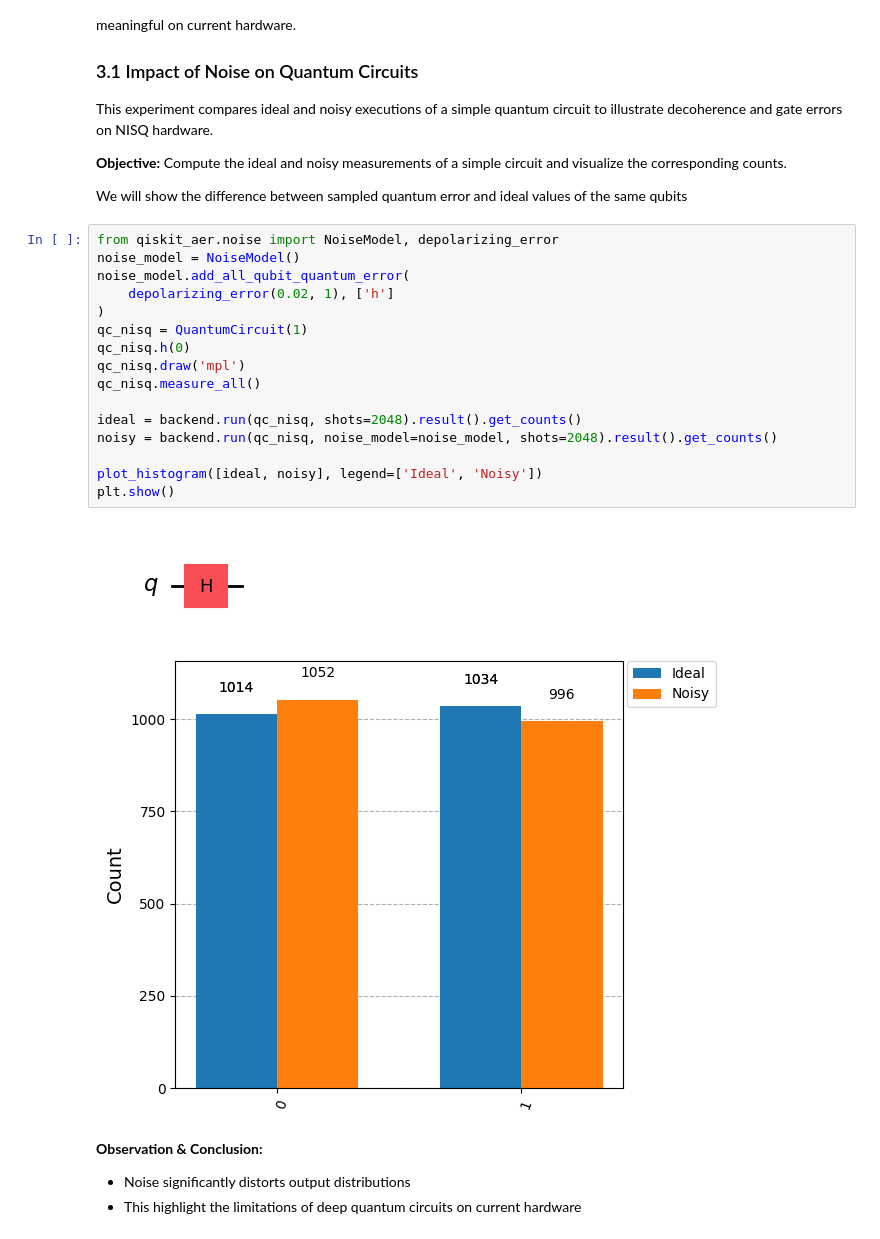
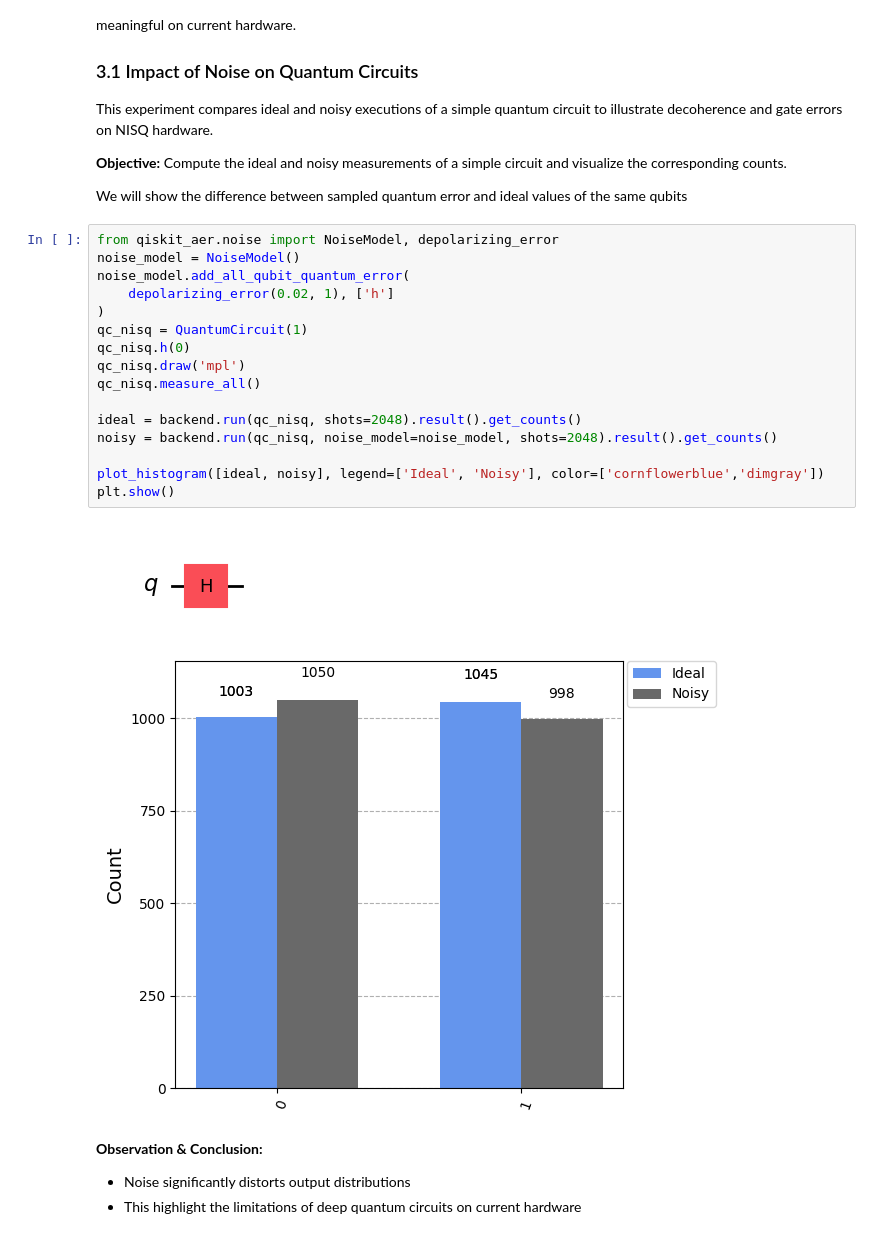
Before and after one commit to rhmes/qft-vqa-nisq, a Jupyter notebook: qft-vqa-nisq.ipynb, the cells around one changed output. Saved outputs shown, nothing was run; the diff lists cells and outputs as text.

```diff
--- a/qft-vqa-nisq.ipynb
+++ b/qft-vqa-nisq.ipynb
@@ -297,22 +297,22 @@ We will show the difference between sampled quantum error and ideal values of th
 # %%
 from qiskit_aer.noise import NoiseModel, depolarizing_error
 noise_model = NoiseModel()
 noise_model.add_all_qubit_quantum_error(
     depolarizing_error(0.02, 1), ['h']
 )
 qc_nisq = QuantumCircuit(1)
 qc_nisq.h(0)
 qc_nisq.draw('mpl')
 qc_nisq.measure_all()
 
 ideal = backend.run(qc_nisq, shots=2048).result().get_counts()
 noisy = backend.run(qc_nisq, noise_model=noise_model, shots=2048).result().get_counts()
 
-plot_histogram([ideal, noisy], legend=['Ideal', 'Noisy'])
+plot_histogram([ideal, noisy], legend=['Ideal', 'Noisy'], color=['cornflowerblue','dimgray'])
 plt.show()
 # %% [output]
 [figure]
-[figure, old version]
+[figure, new version]
 # %% [markdown]
 **Observation & Conclusion:**
 
```
Also changed, not shown: parts of 11 cells of this notebook.
